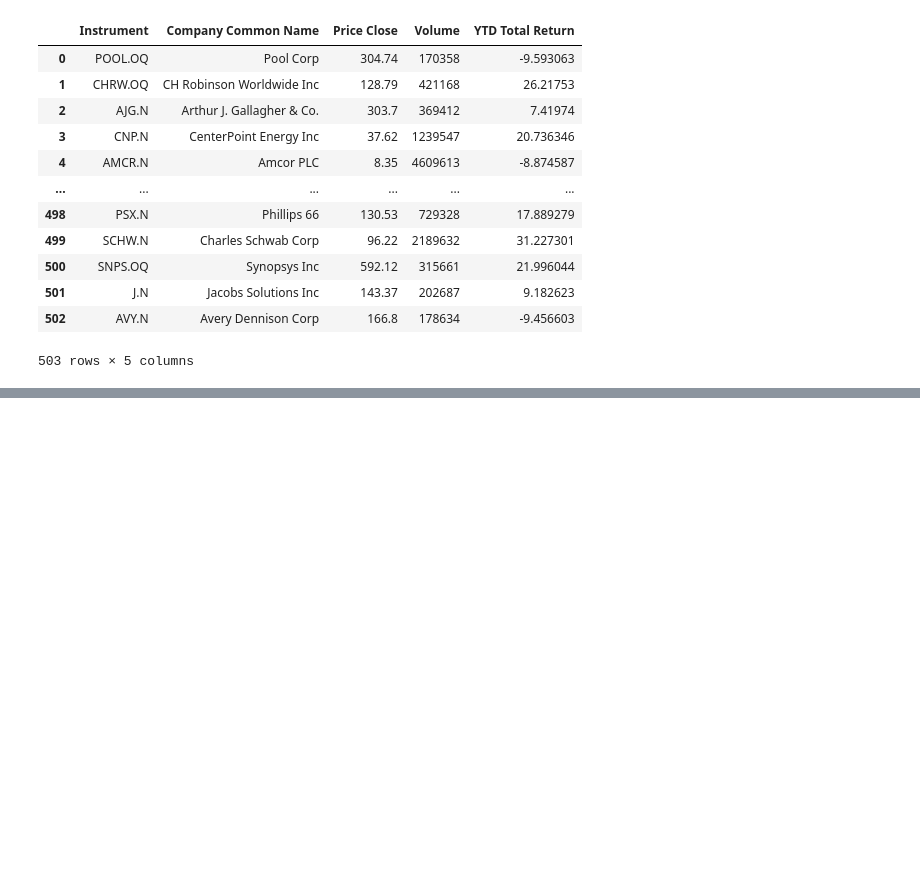
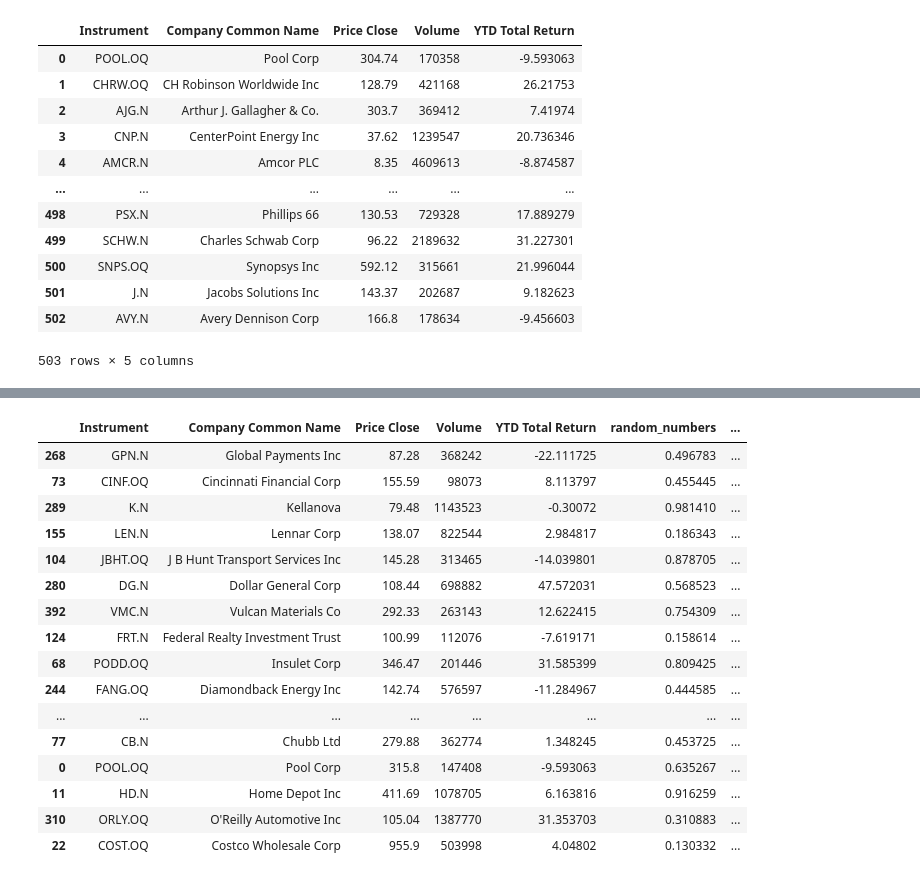
Before and after one commit to neftalivldz/finanzas_2025_agosto, a Jupyter notebook: 06_Clenow.ipynb, the cells around one changed output, grey strips where cells are left out. Drawn from its saved outputs; the diff is of its cells as text; code cells hidden in the pictures; blank space fills up the shorter version.

```diff
--- a/06_Clenow.ipynb
+++ b/06_Clenow.ipynb
@@ -175,0 +227,24 @@ Mes  SP500 PortafolioAleatorio
+# %%
+spx_50 = spx.sample(n=50, random_state=42)
+spx_50['random_numbers'] = np.random.rand(len(spx_50))
+column_sum = spx_50['random_numbers'].sum()
+spx_50['portfolio_share'] = spx_50['random_numbers'] / column_sum
+spx_50
+# %% [output]
+|  | Instrument | Company Common Name | Price Close | Volume | YTD Total Return | random_numbers | ... |
+| 268 | GPN.N | Global Payments Inc | 87.28 | 368242 | -22.111725 | 0.496783 | ... |
+| 73 | CINF.OQ | Cincinnati Financial Corp | 155.59 | 98073 | 8.113797 | 0.455445 | ... |
+| 289 | K.N | Kellanova | 79.48 | 1143523 | -0.30072 | 0.981410 | ... |
+| 155 | LEN.N | Lennar Corp | 138.07 | 822544 | 2.984817 | 0.186343 | ... |
+| 104 | JBHT.OQ | J B Hunt Transport Services Inc | 145.28 | 313465 | -14.039801 | 0.878705 | ... |
+| 280 | DG.N | Dollar General Corp | 108.44 | 698882 | 47.572031 | 0.568523 | ... |
+| 392 | VMC.N | Vulcan Materials Co | 292.33 | 263143 | 12.622415 | 0.754309 | ... |
+| 124 | FRT.N | Federal Realty Investment Trust | 100.99 | 112076 | -7.619171 | 0.158614 | ... |
+| 68 | PODD.OQ | Insulet Corp | 346.47 | 201446 | 31.585399 | 0.809425 | ... |
+| 244 | FANG.OQ | Diamondback Energy Inc | 142.74 | 576597 | -11.284967 | 0.444585 | ... |
+| ... | ... | ... | ... | ... | ... | ... | ... |
+| 77 | CB.N | Chubb Ltd | 279.88 | 362774 | 1.348245 | 0.453725 | ... |
+| 0 | POOL.OQ | Pool Corp | 315.8 | 147408 | -9.593063 | 0.635267 | ... |
+| 11 | HD.N | Home Depot Inc | 411.69 | 1078705 | 6.163816 | 0.916259 | ... |
+| 310 | ORLY.OQ | O'Reilly Automotive Inc | 105.04 | 1387770 | 31.353703 | 0.310883 | ... |
+| 22 | COST.OQ | Costco Wholesale Corp | 955.9 | 503998 | 4.04802 | 0.130332 | ... |
```
Also changed, not shown: parts of 13 cells of this notebook, 3 other files.
